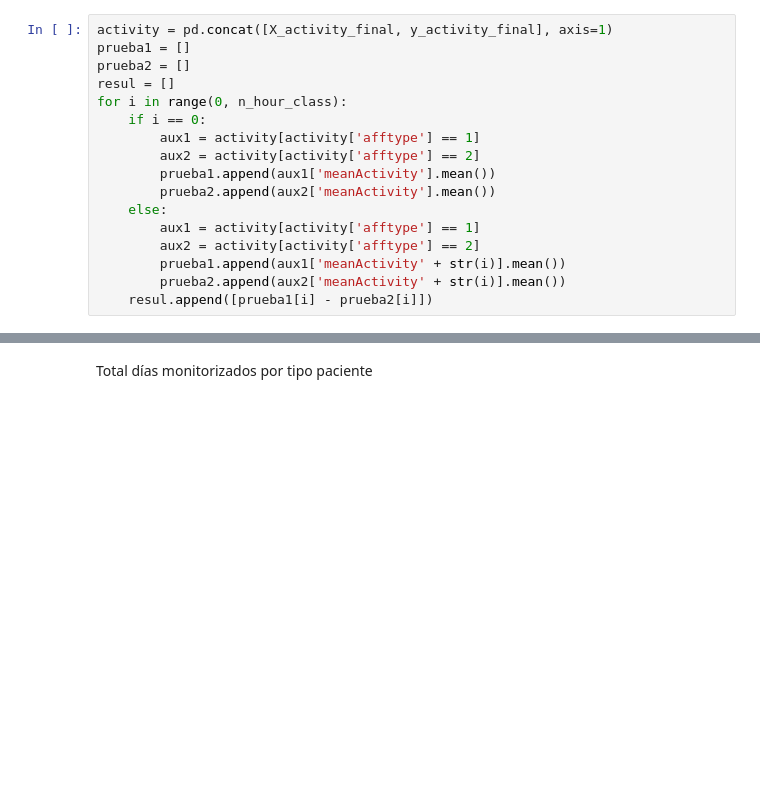
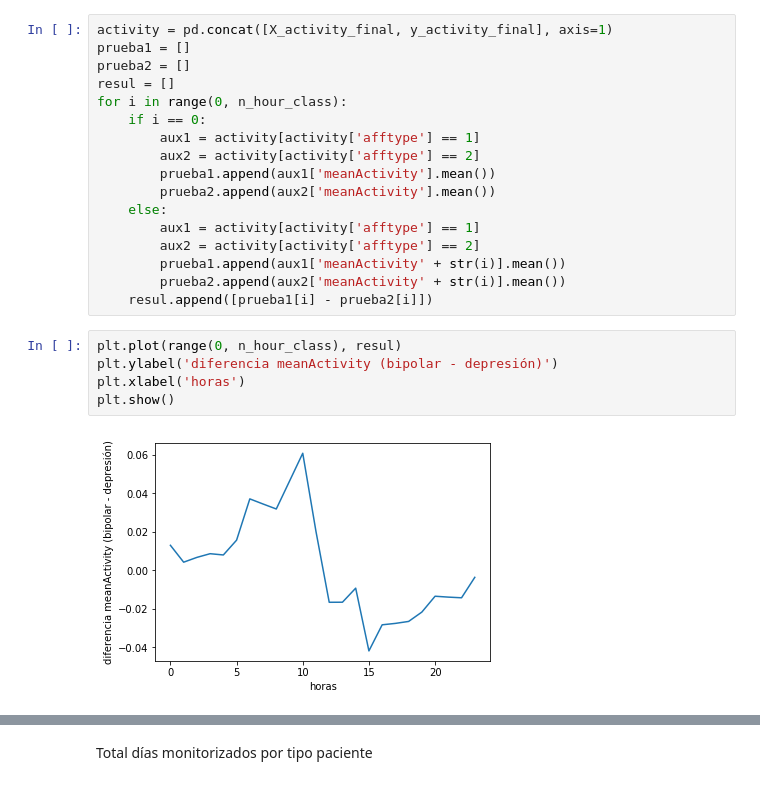
Before and after one commit to MrDevoid/TFG, a Jupyter notebook: actividad2.ipynb, the cells around one changed output, grey strips where cells are left out. Drawn from its saved outputs; the diff is of its cells as text; blank space fills up the shorter version.

```diff
--- a/actividad2.ipynb
+++ b/actividad2.ipynb
@@ -337,3 +340,10 @@ for i in range(0, n_hour_class):
         prueba1.append(aux1['meanActivity' + str(i)].mean())
         prueba2.append(aux2['meanActivity' + str(i)].mean())
     resul.append([prueba1[i] - prueba2[i]])
+# %%
+plt.plot(range(0, n_hour_class), resul)
+plt.ylabel('diferencia meanActivity (bipolar - depresión)')
+plt.xlabel('horas')
+plt.show()
+# %% [output]
+[figure, added]
```
Also changed, not shown: parts of 14 cells of this notebook.
